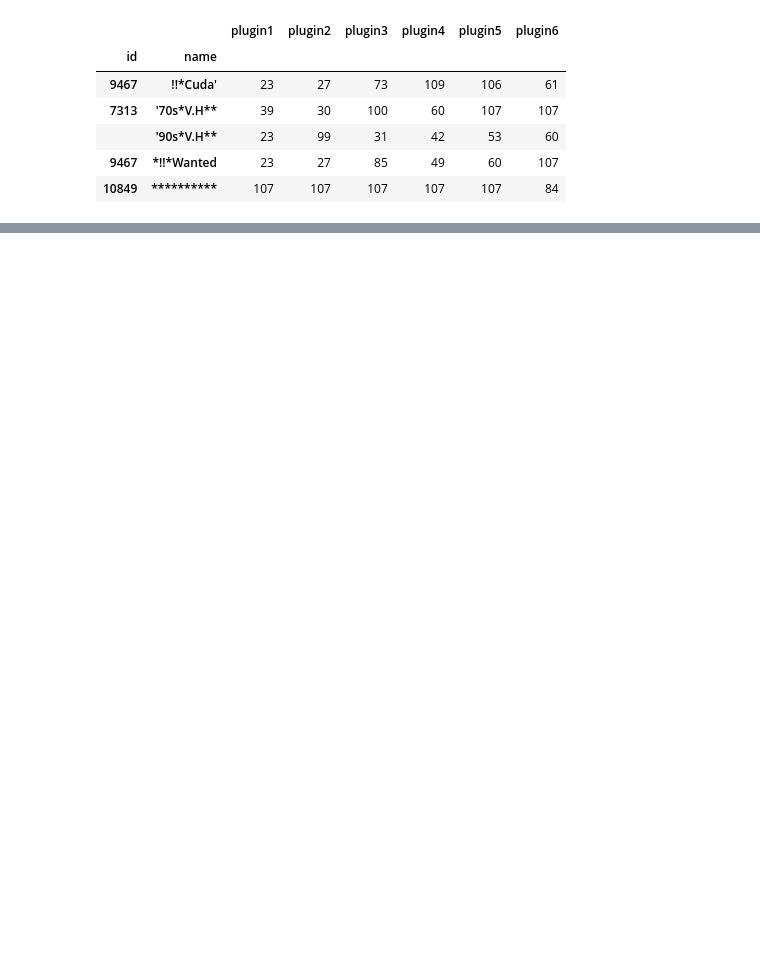
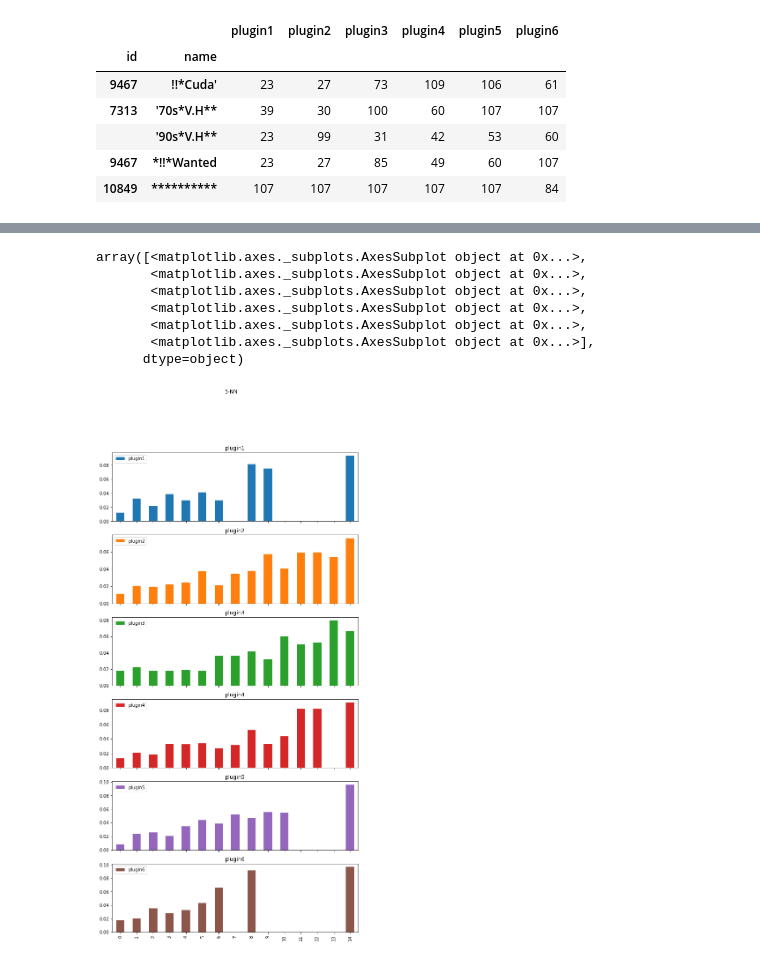
Before and after one commit to SrMouraSilva/RBM, a Jupyter notebook: experiments/notebooks/knn.ipynb, the cells around one changed output, grey strips where cells are left out. Saved outputs shown, nothing was run; the diff lists cells and outputs as text; code cells hidden in the pictures; blank space fills up the shorter version.

```diff
--- a/experiments/notebooks/knn.ipynb
+++ b/experiments/notebooks/knn.ipynb
@@ -83,0 +181,15 @@ TOTAL: 0.5135254803675856
+# %%
+k5_result = pd.DataFrame({
+    f'plugin{i}': range_accuracy(f'plugin{i}', hits_kfolds_k5_mean, total, k=15)
+    for i in range(1, 7)
+})
+k5_result.plot.bar(title="5-NN", subplots=True, figsize=(10, 20))
+# %% [output]
+array([<matplotlib.axes._subplots.AxesSubplot object at 0x...>,
+       <matplotlib.axes._subplots.AxesSubplot object at 0x...>,
+       <matplotlib.axes._subplots.AxesSubplot object at 0x...>,
+       <matplotlib.axes._subplots.AxesSubplot object at 0x...>,
+       <matplotlib.axes._subplots.AxesSubplot object at 0x...>,
+       <matplotlib.axes._subplots.AxesSubplot object at 0x...>],
+      dtype=object)
+[figure, added]
```
Also changed, not shown: parts of 15 cells of this notebook, 1 other file.
